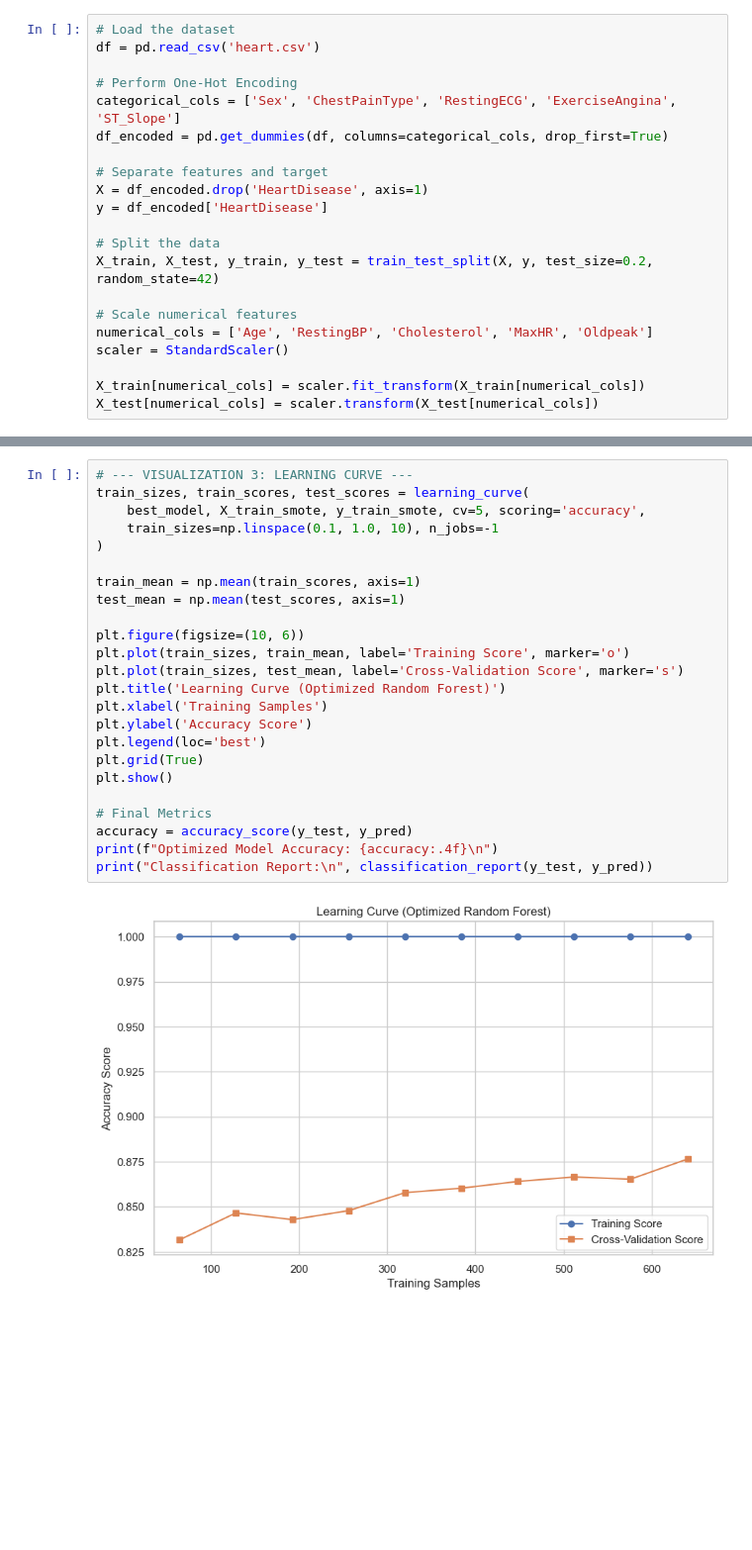
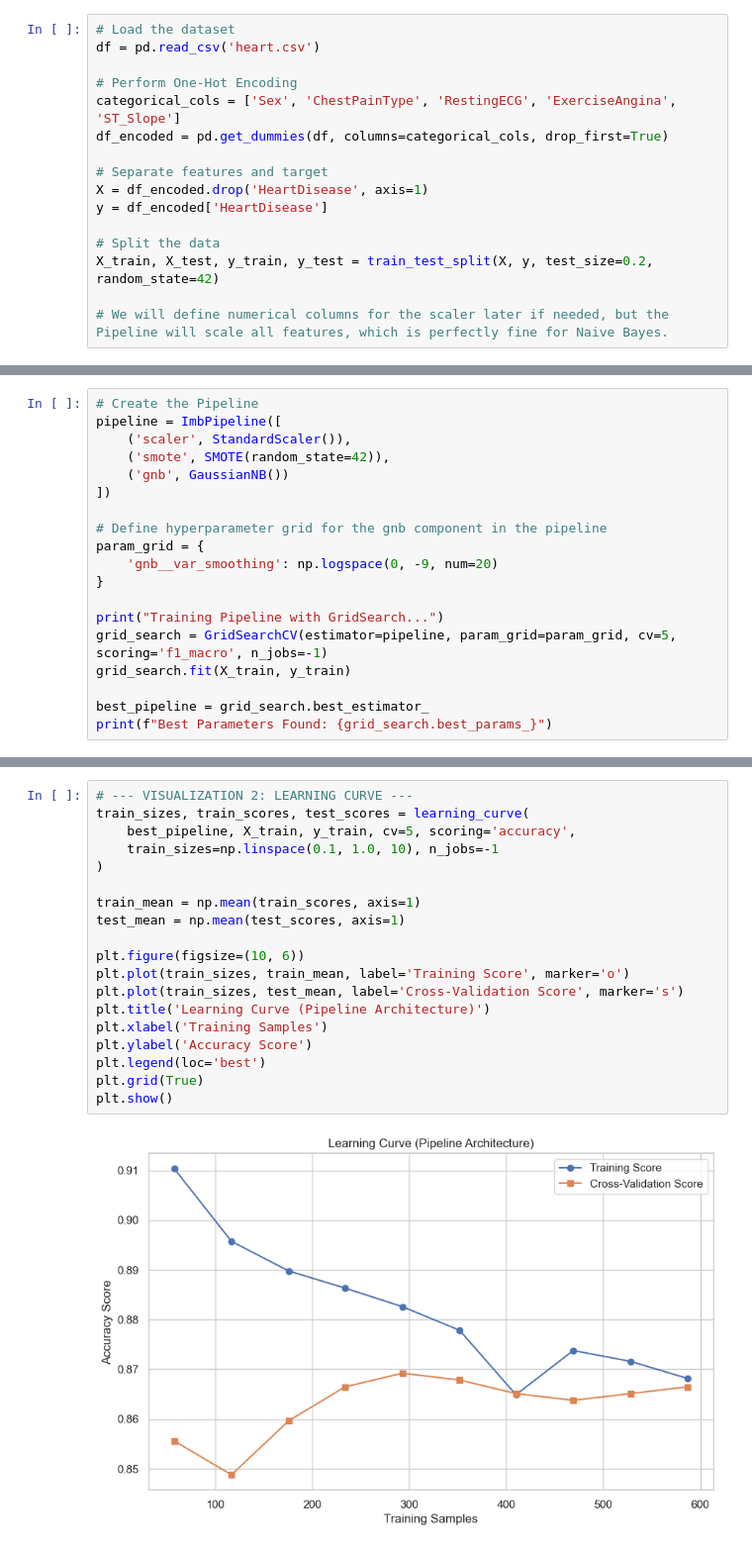
Before and after one commit to AnukaSamuditha/Heart_Failure_Prediction_Model, a Jupyter notebook: Gussian_Naive_Bayes_Algorithm_Optimized.ipynb, the cells around one changed output, grey strips where cells are left out. Shown at 99% size. Cells and saved outputs as stored; diff of their text form; blank space fills up the shorter version.

Commit message:
optimized further

```diff
--- a/Gussian_Naive_Bayes_Algorithm_Optimized.ipynb
+++ b/Gussian_Naive_Bayes_Algorithm_Optimized.ipynb
@@ -33,9 +34,4 @@ y = df_encoded['HeartDisease']
 # Split the data
 X_train, X_test, y_train, y_test = train_test_split(X, y, test_size=0.2, random_state=42)
 
-# Scale numerical features
-numerical_cols = ['Age', 'RestingBP', 'Cholesterol', 'MaxHR', 'Oldpeak']
-scaler = StandardScaler()
-
-X_train[numerical_cols] = scaler.fit_transform(X_train[numerical_cols])
-X_test[numerical_cols] = scaler.transform(X_test[numerical_cols])
+# We will define numerical columns for the scaler later if needed, but the Pipeline will scale all features, which is perfectly fine for Naive Bayes.
@@ -96,0 +41,19 @@ Best Parameters Found: {'max_depth': 15, 'min_samples_leaf': 1, 'min_samples_spl
+# %%
+# Create the Pipeline
+pipeline = ImbPipeline([
+    ('scaler', StandardScaler()),
+    ('smote', SMOTE(random_state=42)),
+    ('gnb', GaussianNB())
+])
+
+# Define hyperparameter grid for the gnb component in the pipeline
+param_grid = {
+    'gnb__var_smoothing': np.logspace(0, -9, num=20)
+}
+
+print("Training Pipeline with GridSearch...")
+grid_search = GridSearchCV(estimator=pipeline, param_grid=param_grid, cv=5, scoring='f1_macro', n_jobs=-1)
+grid_search.fit(X_train, y_train)
+
+best_pipeline = grid_search.best_estimator_
+print(f"Best Parameters Found: {grid_search.best_params_}")
@@ -111,26 +112,21 @@ plt.show()
 # %%
-# --- VISUALIZATION 3: LEARNING CURVE ---
+# --- VISUALIZATION 2: LEARNING CURVE ---
 train_sizes, train_scores, test_scores = learning_curve(
-    best_model, X_train_smote, y_train_smote, cv=5, scoring='accuracy',
+    best_pipeline, X_train, y_train, cv=5, scoring='accuracy',
     train_sizes=np.linspace(0.1, 1.0, 10), n_jobs=-1
 )
 
 train_mean = np.mean(train_scores, axis=1)
 test_mean = np.mean(test_scores, axis=1)
 
 plt.figure(figsize=(10, 6))
 plt.plot(train_sizes, train_mean, label='Training Score', marker='o')
 plt.plot(train_sizes, test_mean, label='Cross-Validation Score', marker='s')
-plt.title('Learning Curve (Optimized Random Forest)')
+plt.title('Learning Curve (Pipeline Architecture)')
 plt.xlabel('Training Samples')
 plt.ylabel('Accuracy Score')
 plt.legend(loc='best')
 plt.grid(True)
 plt.show()
-
-# Final Metrics
-accuracy = accuracy_score(y_test, y_pred)
-print(f"Optimized Model Accuracy: {accuracy:.4f}\n")
-print("Classification Report:\n", classification_report(y_test, y_pred))
 # %% [output]
-[figure, old version]
+[figure, new version]
```
Also changed, not shown: parts of 15 cells of this notebook, 2 other files.
